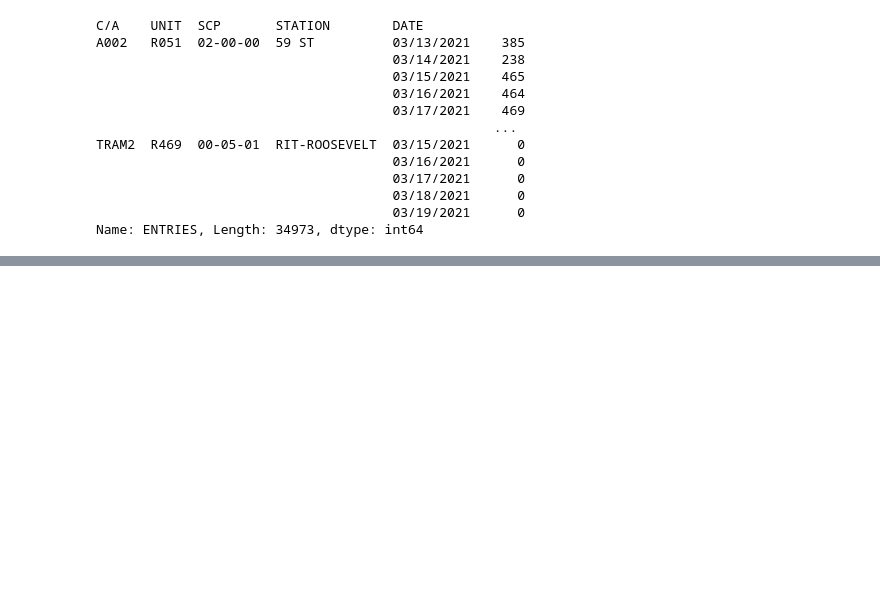
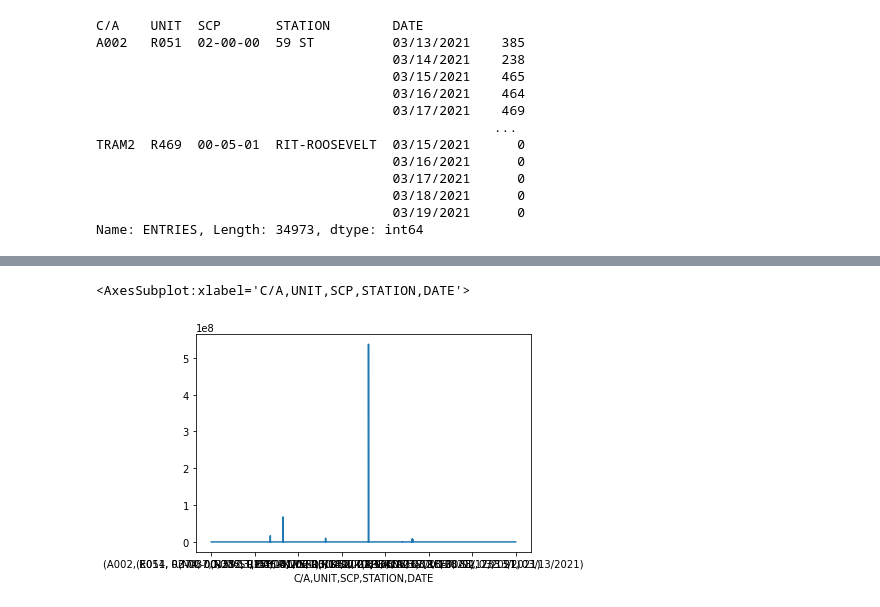
Before and after one commit to nickdellaquilo/Metis-Project-1, a Jupyter notebook: MVP Scrap Work.ipynb, the cells around one changed output, grey strips where cells are left out. Cells and saved outputs as stored; diff of their text form; code cells hidden in the pictures; blank space fills up the shorter version.

```diff
--- a/MVP Scrap Work.ipynb
+++ b/MVP Scrap Work.ipynb
@@ -205 +246,6 @@ mta_data_1["NEW_EXITS"]
+# %%
+new_entries.plot()
+# %% [output]
+<AxesSubplot:xlabel='C/A,UNIT,SCP,STATION,DATE'>
+[figure, added]
 # %%
```
Also changed, not shown: parts of 18 cells of this notebook.
